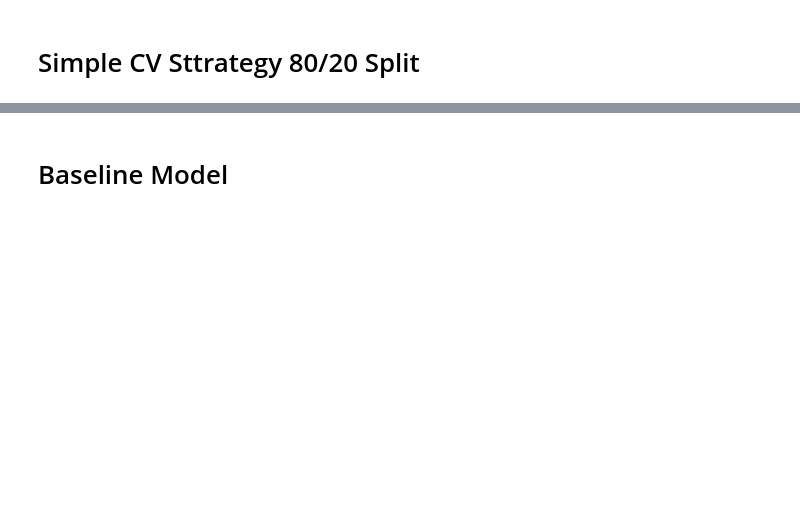
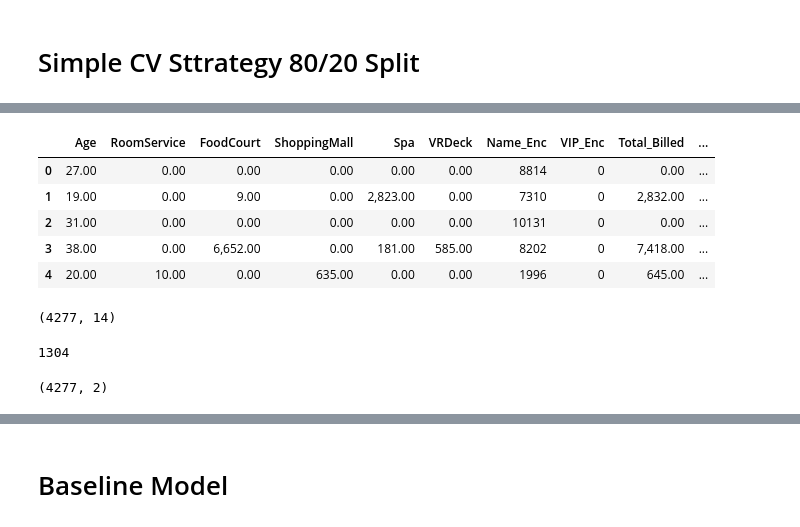
Before and after one commit to cviejom/Spaceship-Titanic, a Jupyter notebook: spaceship-my-starter-model.ipynb, the cells around one changed output, grey strips where cells are left out. Drawn from its saved outputs; the diff is of its cells as text; code cells hidden in the pictures; blank space fills up the shorter version.

```diff
--- a/spaceship-my-starter-model.ipynb
+++ b/spaceship-my-starter-model.ipynb
@@ -271,0 +401,25 @@ Overlapped Passengers: 0
+# %%
+%%time
+from sklearn.preprocessing import LabelEncoder
+
+def encode_categorical(train_df, test_df, categ_feat = categorical_features):
+    '''
+
+    '''
+    encoder_dict = {}
+
+    concat_data = pd.concat([trn_data[categ_feat], tst_data[categ_feat]])
+
+    for col in concat_data.columns:
+        print('Processing: ', col)
+        encoder = LabelEncoder()
+        encoder.fit(concat_data[col])
+        encoder_dict[col] = encoder
+
+        train_df[col + '_Enc'] = encoder.transform(train_df[col])
+        test_df[col + '_Enc'] = encoder.transform(test_df[col])
+
+    train_df = train_df.drop(columns = categ_feat, axis = 1)
+    test_df = test_df.drop(columns = categ_feat, axis = 1)
+
+    return train_df, test_df
@@ -271,0 +429,3 @@ Overlapped Passengers: 0
+# %%
+%%time
+trn_data, tst_data = encode_categorical(trn_data, tst_data, categorical_features)
@@ -273,0 +450,14 @@ Overlapped Passengers: 0
+# %%
+features = ['Age',
+            'RoomService',
+            'FoodCourt',
+            'ShoppingMall',
+            'Spa',
+            'VRDeck',
+            'Name_Enc',
+            'VIP_Enc',
+            'Total_Billed',
+            'HomePlanet_Enc',
+            'CryoSleep_Enc',
+            'Cabin_Enc',
+            'Destination_Enc']
@@ -273,0 +500,9 @@ Overlapped Passengers: 0
+# %%
+tst_data[features].head()
+# %% [output]
+|  | Age | RoomService | FoodCourt | ShoppingMall | Spa | VRDeck | Name_Enc | VIP_Enc | Total_Billed | ... |
+| 0 | 27.00 | 0.00 | 0.00 | 0.00 | 0.00 | 0.00 | 8814 | 0 | 0.00 | ... |
+| 1 | 19.00 | 0.00 | 9.00 | 0.00 | 2,823.00 | 0.00 | 7310 | 0 | 2,832.00 | ... |
+| 2 | 31.00 | 0.00 | 0.00 | 0.00 | 0.00 | 0.00 | 10131 | 0 | 0.00 | ... |
+| 3 | 38.00 | 0.00 | 6,652.00 | 0.00 | 181.00 | 585.00 | 8202 | 0 | 7,418.00 | ... |
+| 4 | 20.00 | 10.00 | 0.00 | 635.00 | 0.00 | 0.00 | 1996 | 0 | 645.00 | ... |
@@ -273,0 +513,12 @@ Overlapped Passengers: 0
+# %%
+tst_data.shape
+# %% [output]
+(4277, 14)
+# %%
+len(val_preds)
+# %% [output]
+1304
+# %%
+sub.shape
+# %% [output]
+(4277, 2)
```
Also changed, not shown: parts of 31 cells of this notebook.
